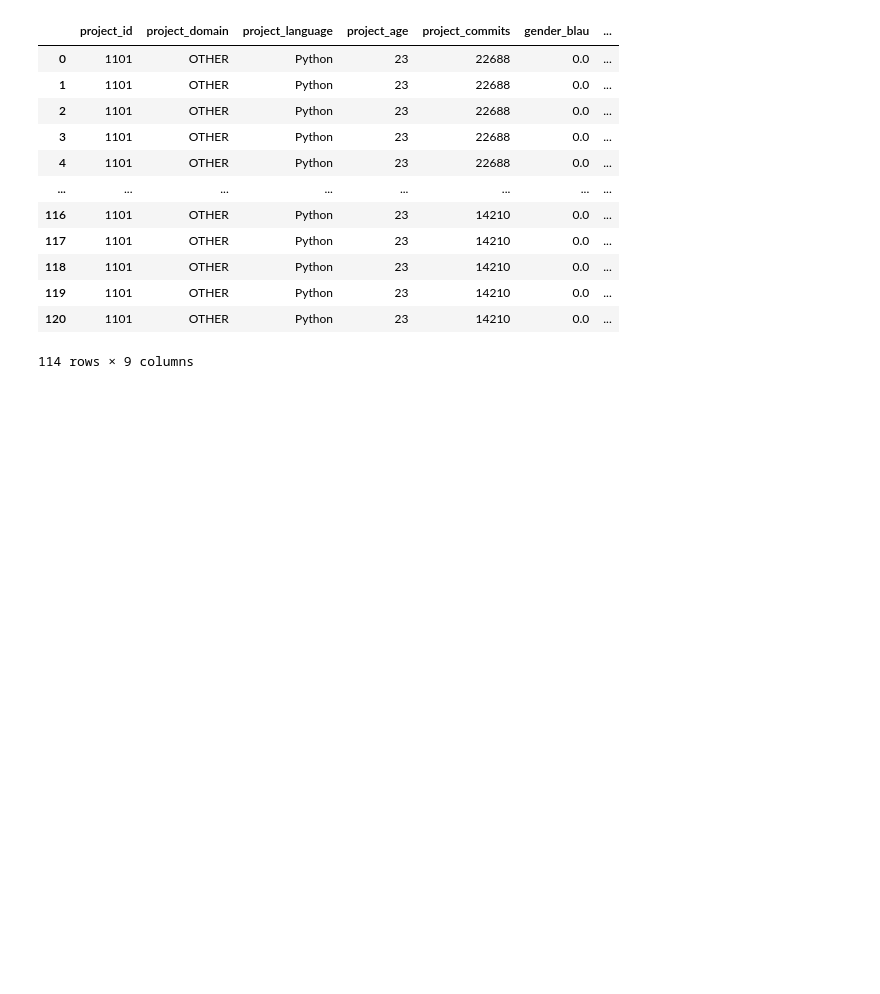
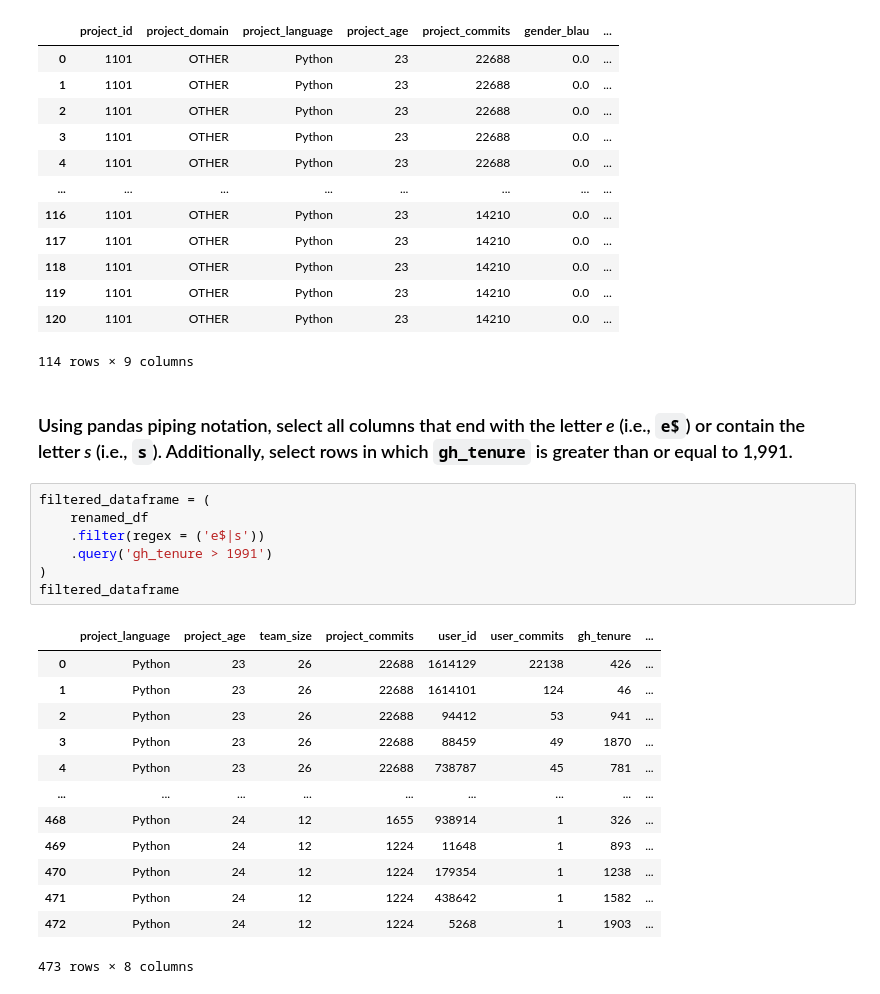
Before and after one commit to MarkLannen/week8labs, a Jupyter notebook: 08_Independent_Lab_Lannen.ipynb, the cells around one changed output. Drawn from its saved outputs; the diff is of its cells as text; blank space fills up the shorter version.

Commit message:
Using pandas piping notation, select all columns that end with the letter e (i.e., e$) or contain the letter s (i.e., s). Additionally, select rows in which gh_tenure is greater than or equal to 1,991.

```diff
--- a/08_Independent_Lab_Lannen.ipynb
+++ b/08_Independent_Lab_Lannen.ipynb
@@ -138,3 +138,26 @@ The history saving thread hit an unexpected error (OperationalError('attempt to
 | 119 | 1101 | OTHER | Python | 23 | 14210 | 0.0 | ... |
 | 120 | 1101 | OTHER | Python | 23 | 14210 | 0.0 | ... |
 114 rows × 9 columns
+# %% [markdown]
+### Using pandas piping notation, select all columns that end with the letter *e* (i.e., `e$`) or contain the letter *s* (i.e., `s`). Additionally, select rows in which `gh_tenure` is greater than or equal to 1,991.
+# %%
+filtered_dataframe = (
+    renamed_df
+    .filter(regex = ('e$|s'))
+    .query('gh_tenure > 1991')
+)
+filtered_dataframe
+# %% [output]
+|  | project_language | project_age | team_size | project_commits | user_id | user_commits | gh_tenure | ... |
+| 0 | Python | 23 | 26 | 22688 | 1614129 | 22138 | 426 | ... |
+| 1 | Python | 23 | 26 | 22688 | 1614101 | 124 | 46 | ... |
+| 2 | Python | 23 | 26 | 22688 | 94412 | 53 | 941 | ... |
+| 3 | Python | 23 | 26 | 22688 | 88459 | 49 | 1870 | ... |
+| 4 | Python | 23 | 26 | 22688 | 738787 | 45 | 781 | ... |
+| ... | ... | ... | ... | ... | ... | ... | ... | ... |
+| 468 | Python | 24 | 12 | 1655 | 938914 | 1 | 326 | ... |
+| 469 | Python | 24 | 12 | 1224 | 11648 | 1 | 893 | ... |
+| 470 | Python | 24 | 12 | 1224 | 179354 | 1 | 1238 | ... |
+| 471 | Python | 24 | 12 | 1224 | 438642 | 1 | 1582 | ... |
+| 472 | Python | 24 | 12 | 1224 | 5268 | 1 | 1903 | ... |
+473 rows × 8 columns
```
